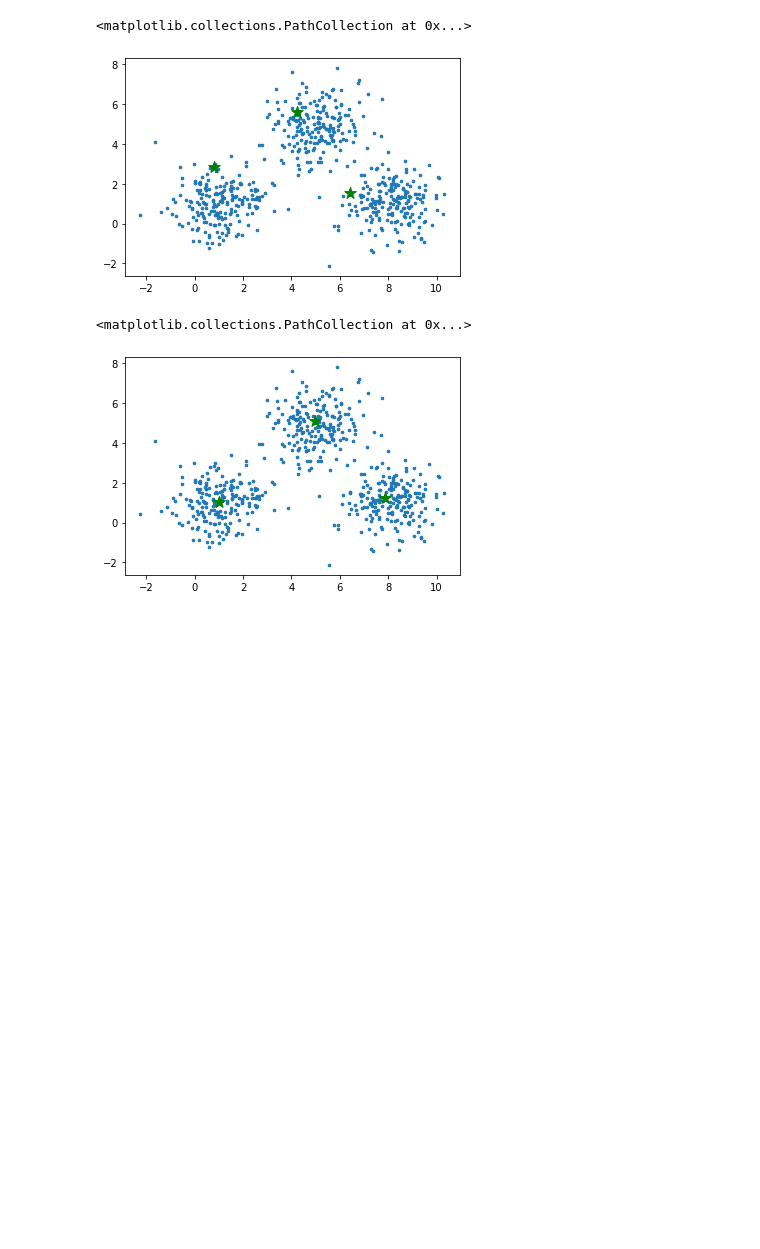
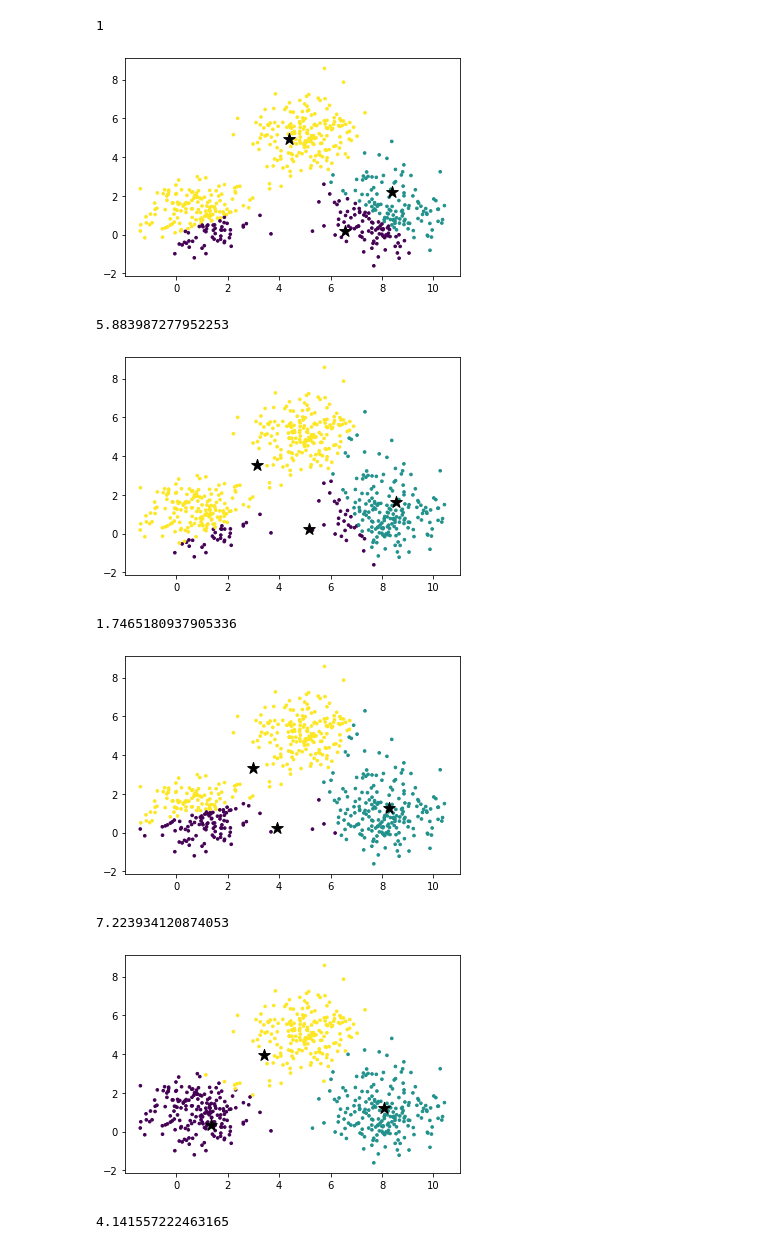
Before and after one commit to Klausstaler/kmeans, a Jupyter notebook: Implementation.ipynb, the cells around one changed output. Saved outputs shown, nothing was run; the diff lists cells and outputs as text; code cells hidden in the pictures; blank space fills up the shorter version.

```diff
--- a/Implementation.ipynb
+++ b/Implementation.ipynb
@@ -27,11 +28,6 @@ plt.scatter(data[:,0], data[:,1], s=7)
 def init_centroids(datapoints, amount):
     return datapoints[np.random.choice(datapoints.shape[0], amount)]
 centroids = init_centroids(data, 3)
-plt.scatter(data[:,0], data[:,1], s=7)
-plt.scatter(centroids[:,0], centroids[:,1], marker='*', c='g', s=150)
-# %% [output]
-<matplotlib.collections.PathCollection at 0x...>
-[figure, removed]
 # %%
 def find_closest_centroids(datapoints, centroids):
     idxs = np.zeros(datapoints.shape[0])
@@ -48,9 +44,30 @@ def centroid_means(data, idxs, no_centroids):
         new_centroids[i] = np.mean(matched_datapoints, axis = 0)
     return new_centroids
 centroids = centroid_means(data,idxs, 3)
-# %%
-plt.scatter(data[:,0], data[:,1], s=7)
-plt.scatter(centroids[:,0], centroids[:,1], marker='*', c='g', s=150)
-# %% [output]
-<matplotlib.collections.PathCollection at 0x...>
-[figure, removed]
+# %%
+#%matplotlib inline
+plt.ion()
+no_centroids = 3
+old_centroids = init_centroids(data, no_centroids)
+new_centroids = old_centroids
+err = 1
+while err != 0:
+    print(err)
+    idxs = find_closest_centroids(data, new_centroids)
+    plt.scatter(data[:,0], data[:,1], c = idxs, s=7)
+    plt.scatter(new_centroids[:,0], new_centroids[:,1], marker='*', c="0", s=150)
+    old_centroids = new_centroids
+    new_centroids = centroid_means(data,idxs, no_centroids)
+    err = np.power(np.array(new_centroids - old_centroids), 2)
+    err = np.sum(err)
+    plt.pause(0.2)
+# %% [output]
+1
+[figure, added]
+5.883987277952253
+[figure, added]
+1.7465180937905336
+[figure, added]
+7.223934120874053
+[figure, added]
+4.141557222463165
```
Also changed, not shown: parts of 2 cells of this notebook, 1 other file.
